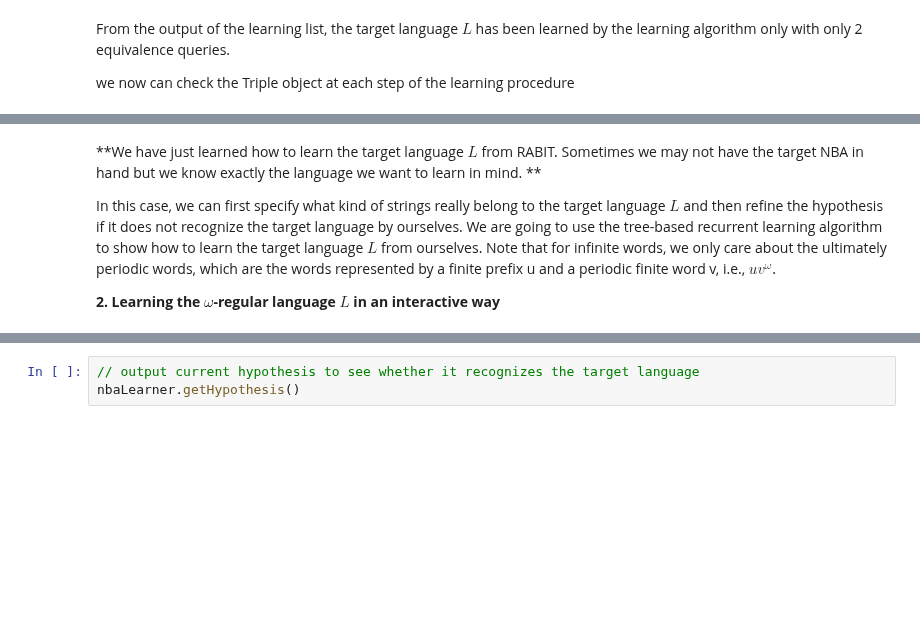
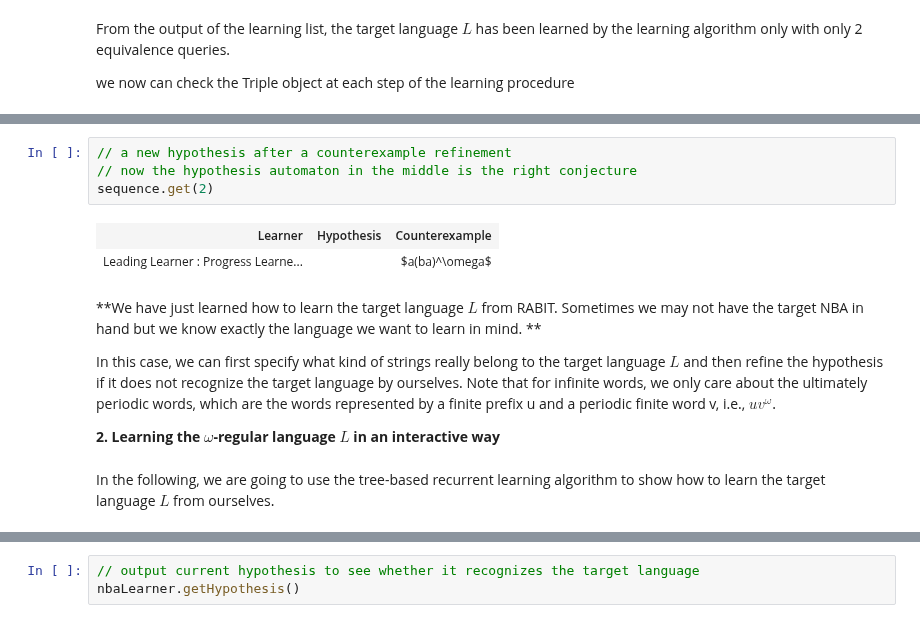
Before and after one commit to iscas-tis/roll-library, a Jupyter notebook: NBALearning.ipynb, the cells around one changed output, grey strips where cells are left out. Drawn from its saved outputs; the diff is of its cells as text; blank space fills up the shorter version.

```diff
--- a/NBALearning.ipynb
+++ b/NBALearning.ipynb
@@ -125,10 +157,19 @@ sequence.get(1)
+# %%
+// a new hypothesis after a counterexample refinement
+// now the hypothesis automaton in the middle is the right conjecture
+sequence.get(2)
+# %% [output]
+| Learner | Hypothesis | Counterexample |
+| Leading Learner : Progress Learne... |  | $a(ba)^\omega$ |
 # %% [markdown]
 **We have just learned how to learn the target language $L$ from RABIT. Sometimes we may not have the target NBA in hand but we know exactly the language we want to learn in mind. **
 
 In this case, we can first specify what kind of strings really belong to the target language $L$ and then refine the hypothesis if it does not recognize the target language by ourselves.
-We are going to use the tree-based recurrent learning algorithm to show how to learn the target language $L$ from ourselves. Note that for infinite words, we only care about the ultimately periodic words, which are the words represented by a finite prefix u and a periodic finite word v, i.e., $uv^\omega$.
+Note that for infinite words, we only care about the ultimately periodic words, which are the words represented by a finite prefix u and a periodic finite word v, i.e., $uv^\omega$.
 
 **2. Learning the $\omega$-regular language $L$ in an interactive way**
+# %% [markdown]
+In the following, we are going to use the tree-based recurrent learning algorithm to show how to learn the target language $L$ from ourselves.
 # %%
 import roll.jupyter.*;
 import java.util.function.BiFunction;
```
Also changed, not shown: parts of 19 cells of this notebook, 1 other file.
